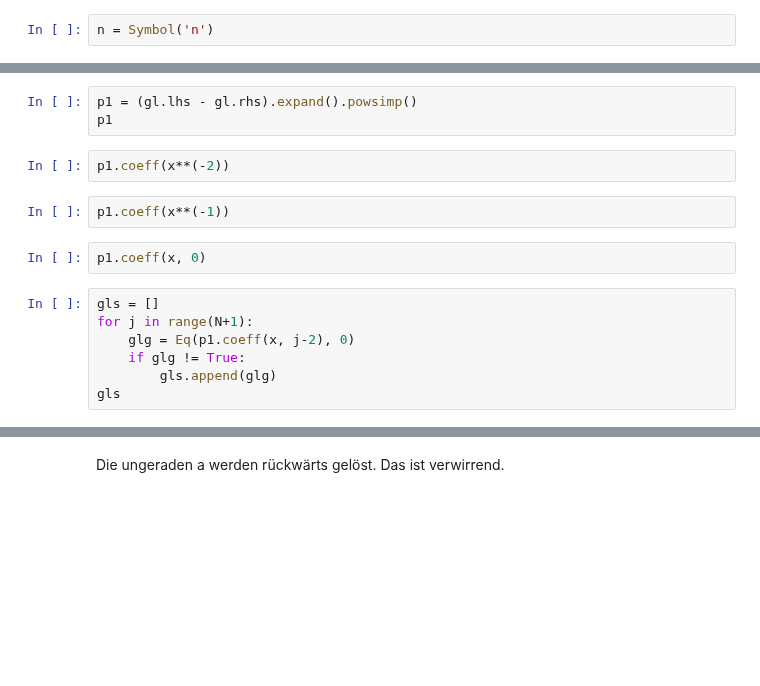
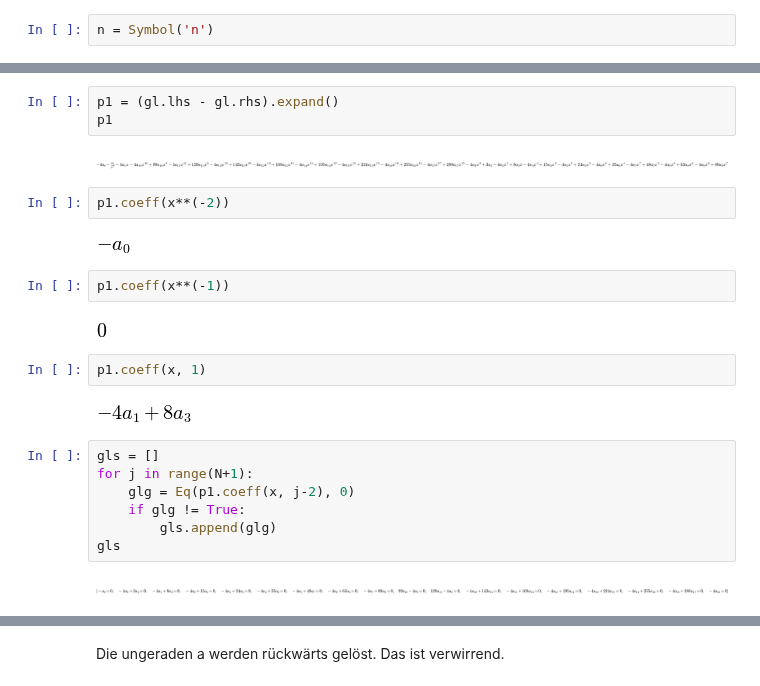
Before and after one commit to Ruediger-Braun/compana16, a Jupyter notebook: Lektion13.ipynb, the cells around one changed output, grey strips where cells are left out. Cells and saved outputs as stored; diff of their text form; blank space fills up the shorter version.

```diff
--- a/Lektion13.ipynb
+++ b/Lektion13.ipynb
@@ -29,12 +35,20 @@ gl
 # %%
-p1 = (gl.lhs - gl.rhs).expand().powsimp()
+p1 = (gl.lhs - gl.rhs).expand()
 p1
+# %% [output]
+[figure, added]
 # %%
 p1.coeff(x**(-2))
+# %% [output]
+[figure, added]
 # %%
 p1.coeff(x**(-1))
+# %% [output]
+[figure, added]
 # %%
-p1.coeff(x, 0)
+p1.coeff(x, 1)
+# %% [output]
+[figure, added]
 # %%
 gls = []
 for j in range(N+1):
@@ -42,4 +56,6 @@ for j in range(N+1):
     if glg != True:
         gls.append(glg)
 gls
+# %% [output]
+[figure, added]
 # %%
```
Also changed, not shown: parts of 29 cells of this notebook.
